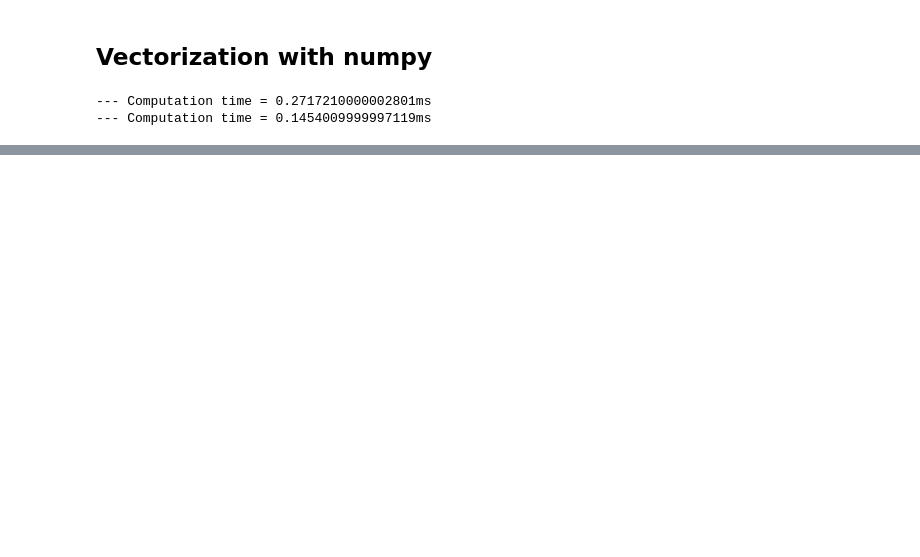
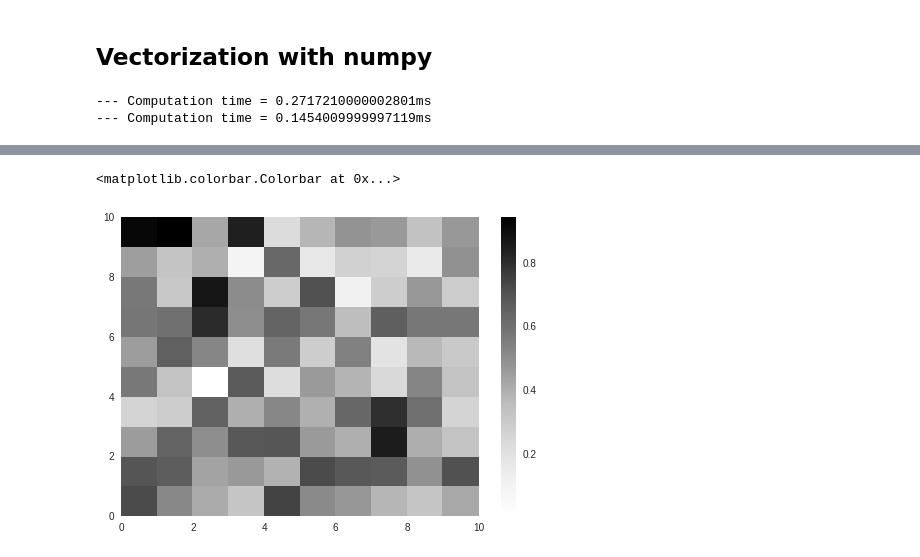
Before and after one commit to ghoshal7/python_basics, a Jupyter notebook: numpy_matplotlib.ipynb, the cells around one changed output, grey strips where cells are left out. Cells and saved outputs as stored; diff of their text form; code cells hidden in the pictures; blank space fills up the shorter version.

```diff
--- a/numpy_matplotlib.ipynb
+++ b/numpy_matplotlib.ipynb
@@ -251,0 +311,8 @@ print('--- Computation time = ' + str(1000*(toc - tic)) + "ms")
+# %%
+# heatmap in matplotlib
+x = np.random.normal(loc=0.5,scale=0.2,size=(10,10))
+plt.pcolor(x)
+plt.colorbar()
+# %% [output]
+<matplotlib.colorbar.Colorbar at 0x...>
+[figure, added]
```
Also changed, not shown: parts of 11 cells of this notebook.
